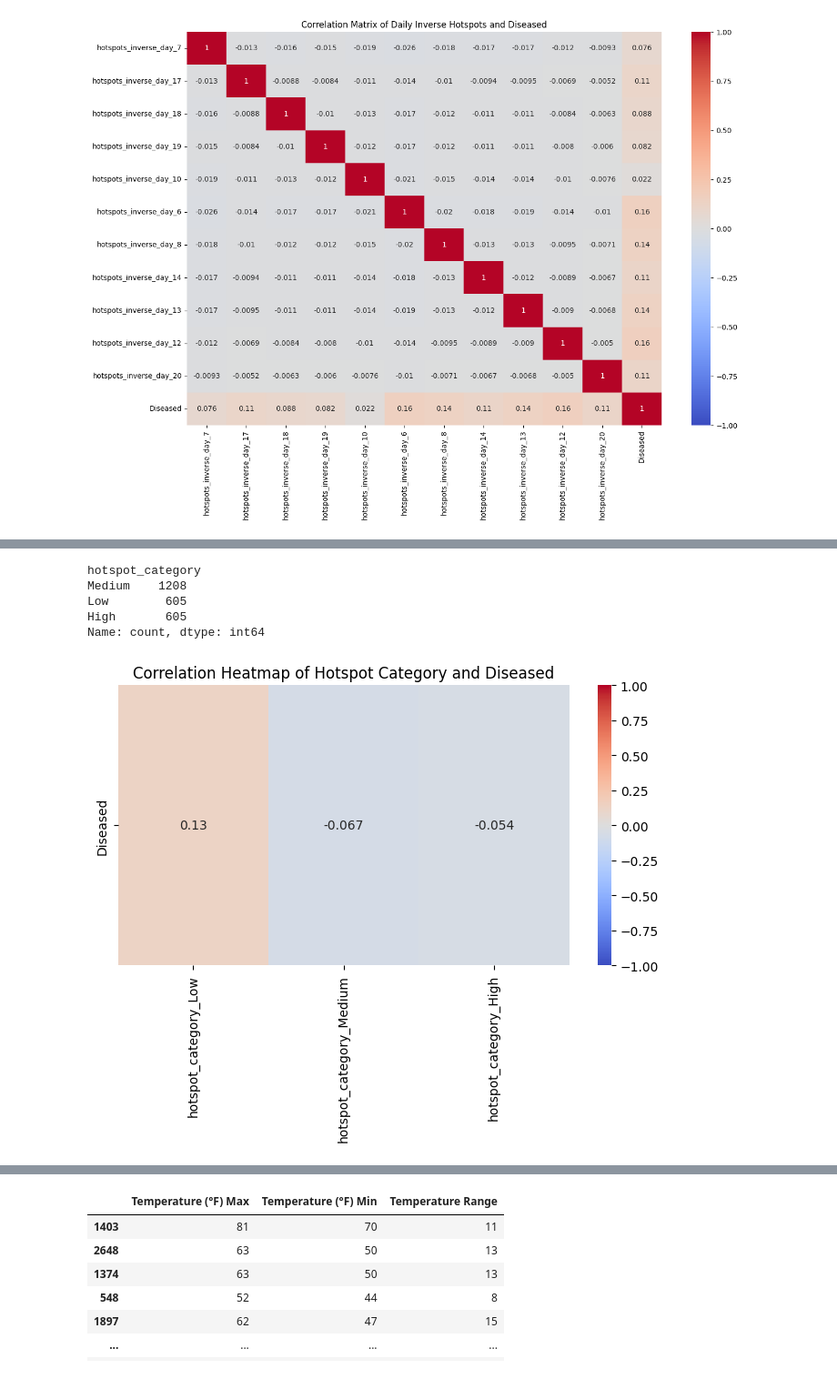
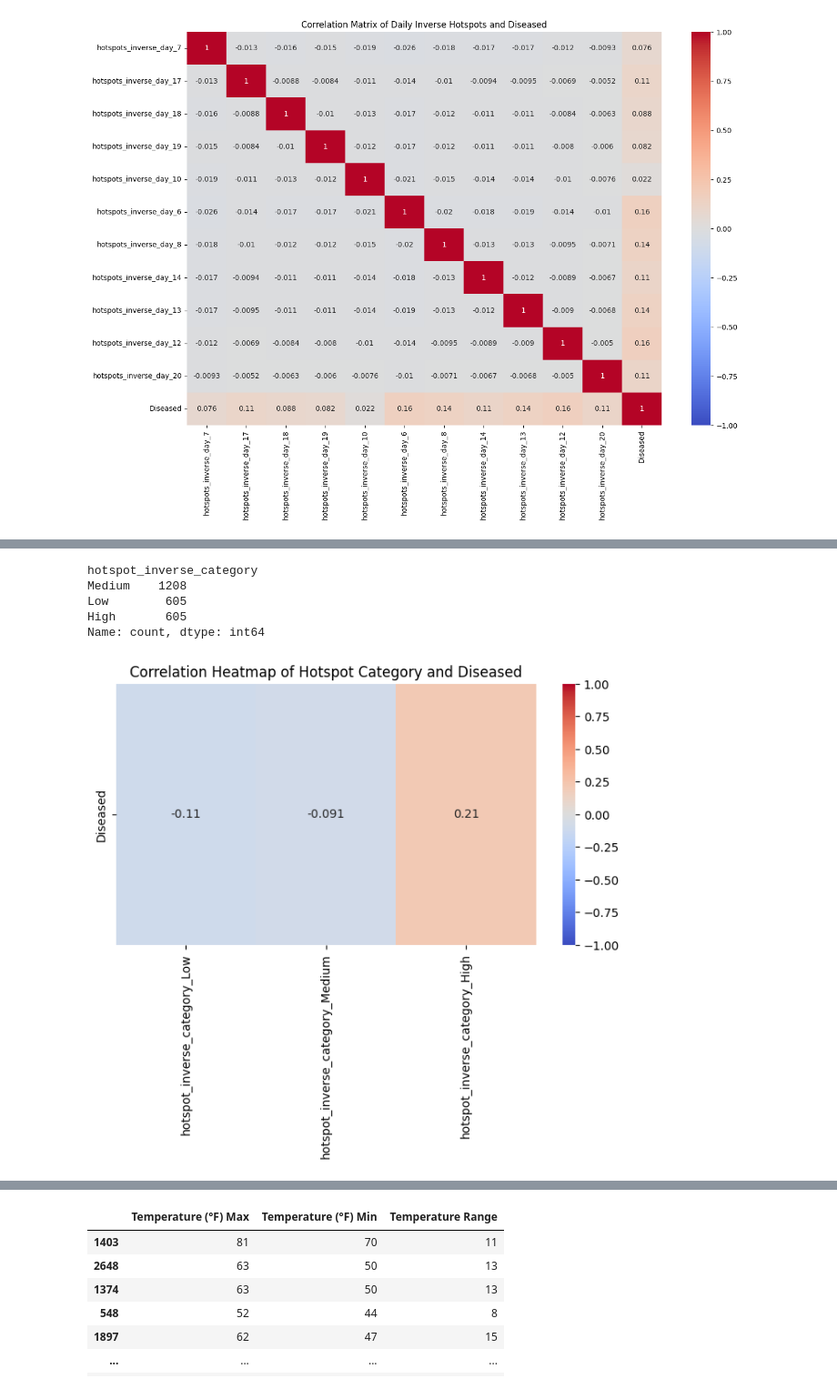
Before and after one commit to denibravo/SquirrelDiseasePrediction, a Jupyter notebook: Nutosis.ipynb, the cells around one changed output, grey strips where cells are left out. Shown at 91% size. Saved outputs shown, nothing was run; the diff lists cells and outputs as text; code cells hidden in the pictures.

Commit message:
further analysis on hotspots

```diff
--- a/Nutosis.ipynb
+++ b/Nutosis.ipynb
@@ -1331,16 +1334,16 @@ Correlation between 'hotspots' and 'Diseased': -0.09251636853064042
 [figure]
 # %%
 # Define the quantiles for the hotspots
-high_threshold = train['hotspots'].quantile(0.75)
-low_threshold = train['hotspots'].quantile(0.25)
+high_threshold = train['hotspots_inverse'].quantile(0.75)
+low_threshold = train['hotspots_inverse'].quantile(0.25)
 
 # Create a new column 'hotspot_category' based on the thresholds
-train['hotspot_category'] = pd.cut(train['hotspots'], bins=[-float('inf'), low_threshold, high_threshold, float('inf')], labels=['Low', 'Medium', 'High'])
+train['hotspot_inverse_category'] = pd.cut(train['hotspots_inverse'], bins=[-float('inf'), low_threshold, high_threshold, float('inf')], labels=['Low', 'Medium', 'High'])
 
 # Display the value counts for each category
-print(train['hotspot_category'].value_counts())
+print(train['hotspot_inverse_category'].value_counts())
 # %% [output]
-hotspot_category
+hotspot_inverse_category
 Medium    1208
 Low        605
 High       605
@@ -1348,25 +1351,25 @@ Name: count, dtype: int64
 # %%
 import pandas as pd
 import seaborn as sns
 import matplotlib.pyplot as plt
 
 # One-hot encode the 'hotspot_category' feature
-hotspot_dummies = pd.get_dummies(train['hotspot_category'], prefix='hotspot_category')
+hotspot_dummies = pd.get_dummies(train['hotspot_inverse_category'], prefix='hotspot_inverse_category')
 
 # Concatenate the dummy variables with the original DataFrame
 data_with_dummies = pd.concat([train, hotspot_dummies], axis=1)
 
 # Calculate the correlation matrix with the 'Diseased' target
 correlation_matrix = data_with_dummies[['Diseased'] + list(hotspot_dummies.columns)].corr()
 
 # Extract only the rows related to 'Diseased' for the heatmap
 correlation_with_diseased = correlation_matrix.loc[['Diseased'], hotspot_dummies.columns]
 
 # Plot the heatmap
 plt.figure(figsize=(8, 4))
 sns.heatmap(correlation_with_diseased, annot=True, cmap='coolwarm', vmin=-1, vmax=1)
 plt.title("Correlation Heatmap of Hotspot Category and Diseased")
 plt.show()
 # %% [output]
-[figure, old version]
+[figure, new version]
 # %% [markdown]
```
Also changed, not shown: parts of 9 cells of this notebook.
